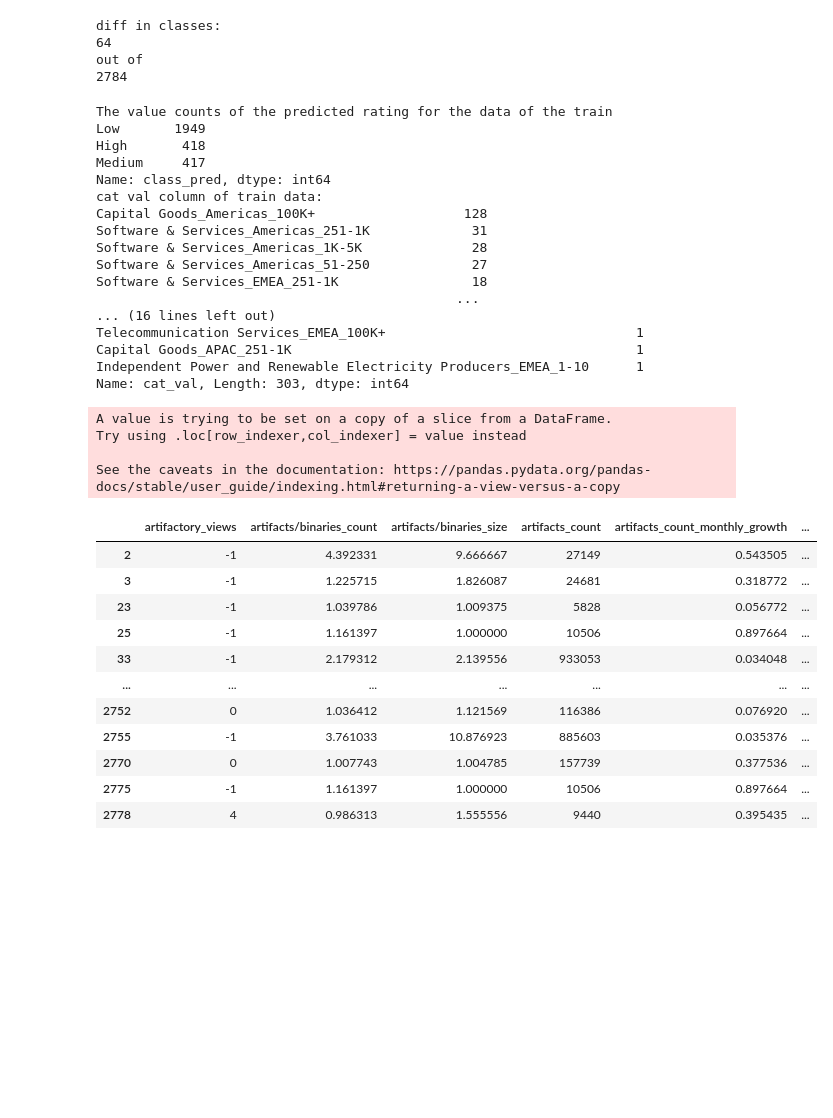
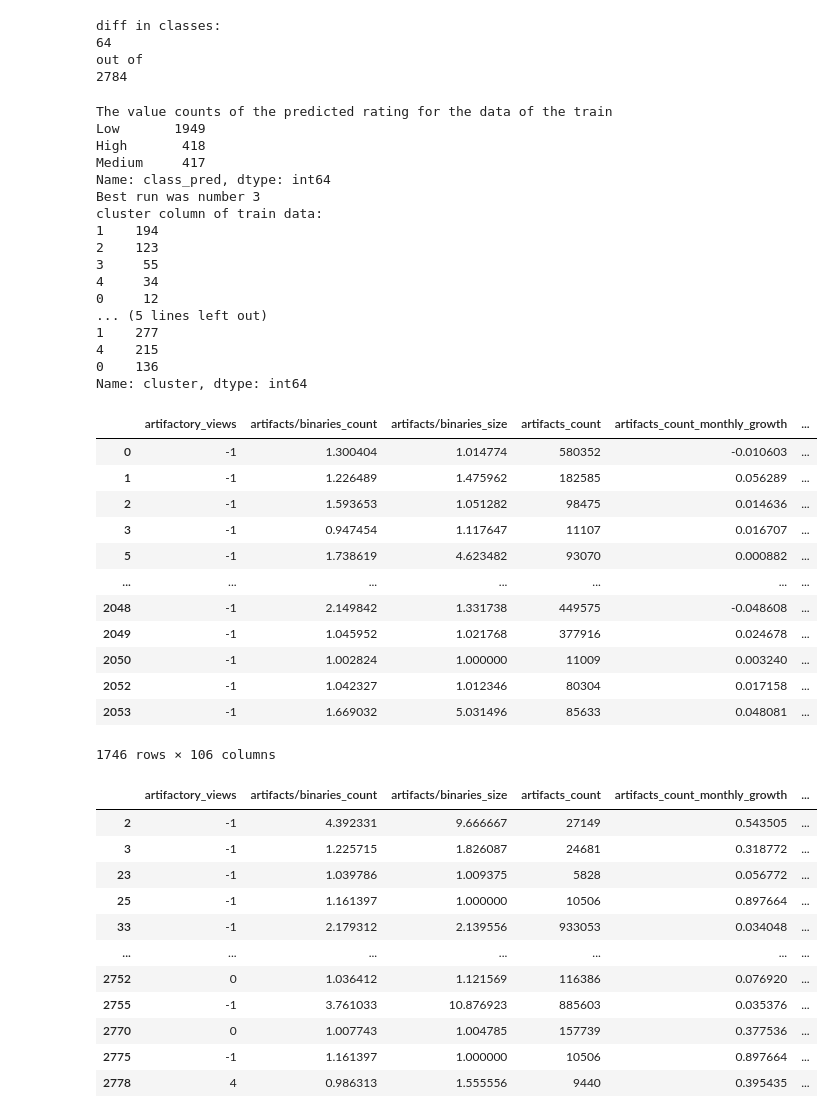
Before and after one commit to jfrog/pro-prox-model, a Jupyter notebook: main.ipynb, the cells around one changed output. Saved outputs shown, nothing was run; the diff lists cells and outputs as text; code cells hidden in the pictures; blank space fills up the shorter version.

Commit message:
finished skeleton of whatif

```diff
--- a/main.ipynb
+++ b/main.ipynb
@@ -218,15 +220,19 @@ train_data_for_whatif = processed_df_for_fit.loc[processed_df_for_fit['class_pre
 
 # For both train data and new data, add column for categorical features (Test: Value counts the cat val column, both for train and test)
 cat_cols = get_cat_feature_names(train_data_for_whatif)
-train_data_for_whatif['cat_val'] = train_data_for_whatif[cat_cols].apply(lambda row: '_'.join(row.values.astype(str)), axis=1)
-bad_accounts['cat_val'] = bad_accounts[cat_cols].apply(lambda row: '_'.join(row.values.astype(str)), axis=1)
-print("cat val column of train data:")
-print(train_data_for_whatif['cat_val'].value_counts(dropna=False))
+bad_accounts = bad_accounts.drop(['class_pred', 'class_pred_proba'], axis=1)
+km = KModes(n_clusters=5, init='Huang', n_init=5, verbose=2, n_jobs=-1, max_iter=5000, random_state=2)
+df_for_kmodes = pd.concat([train_data_for_whatif[cat_cols], bad_accounts[cat_cols]])
+km.fit(df_for_kmodes)
+bad_accounts['cluster'] = km.predict(bad_accounts[cat_cols])
+train_data_for_whatif['cluster'] = km.predict(train_data_for_whatif[cat_cols])
+
+print("cluster column of train data:")
+print(train_data_for_whatif['cluster'].value_counts(dropna=False))
 print("")
-print("cat val column of real time data:")
-print(bad_accounts['cat_val'].value_counts(dropna=False))
+print("cluster column of real time data:")
+print(bad_accounts['cluster'].value_counts(dropna=False))
 
-bad_accounts = bad_accounts.drop(['class_pred', 'class_pred_proba'], axis=1)
 bad_accounts = bad_accounts.drop(cat_cols, axis=1)
 train_data_for_whatif = train_data_for_whatif.drop(cat_cols, axis=1)
 # %% [output]
@@ -235,22 +241,34 @@ Low       1949
 High       418
 Medium     417
 Name: class_pred, dtype: int64
-cat val column of train data:
-Capital Goods_Americas_100K+                   128
-Software & Services_Americas_251-1K             31
-Software & Services_Americas_1K-5K              28
-Software & Services_Americas_51-250             27
-Software & Services_EMEA_251-1K                 18
-                                              ...
-... (16 lines left out)
-Telecommunication Services_EMEA_100K+                                1
-Capital Goods_APAC_251-1K                                            1
-Independent Power and Renewable Electricity Producers_EMEA_1-10      1
-Name: cat_val, Length: 303, dtype: int64
+Best run was number 3
+cluster column of train data:
+1    194
+2    123
+3     55
+4     34
+0     12
+... (5 lines left out)
+1    277
+4    215
+0    136
+Name: cluster, dtype: int64
-A value is trying to be set on a copy of a slice from a DataFrame.
-Try using .loc[row_indexer,col_indexer] = value instead
-
-See the caveats in the documentation: https://pandas.pydata.org/pandas-docs/stable/user_guide/indexing.html#returning-a-view-versus-a-copy
+# %%
+bad_accounts
+# %% [output]
+|  | artifactory_views | artifacts/binaries_count | artifacts/binaries_size | artifacts_count | artifacts_count_monthly_growth | ... |
+| 0 | -1 | 1.300404 | 1.014774 | 580352 | -0.010603 | ... |
+| 1 | -1 | 1.226489 | 1.475962 | 182585 | 0.056289 | ... |
+| 2 | -1 | 1.593653 | 1.051282 | 98475 | 0.014636 | ... |
+| 3 | -1 | 0.947454 | 1.117647 | 11107 | 0.016707 | ... |
+| 5 | -1 | 1.738619 | 4.623482 | 93070 | 0.000882 | ... |
+| ... | ... | ... | ... | ... | ... | ... |
+| 2048 | -1 | 2.149842 | 1.331738 | 449575 | -0.048608 | ... |
+| 2049 | -1 | 1.045952 | 1.021768 | 377916 | 0.024678 | ... |
+| 2050 | -1 | 1.002824 | 1.000000 | 11009 | 0.003240 | ... |
+| 2052 | -1 | 1.042327 | 1.012346 | 80304 | 0.017158 | ... |
+| 2053 | -1 | 1.669032 | 5.031496 | 85633 | 0.048081 | ... |
+1746 rows × 106 columns
 # %%
 train_data_for_whatif
 # %% [output]
```
Also changed, not shown: parts of 4 cells of this notebook.
